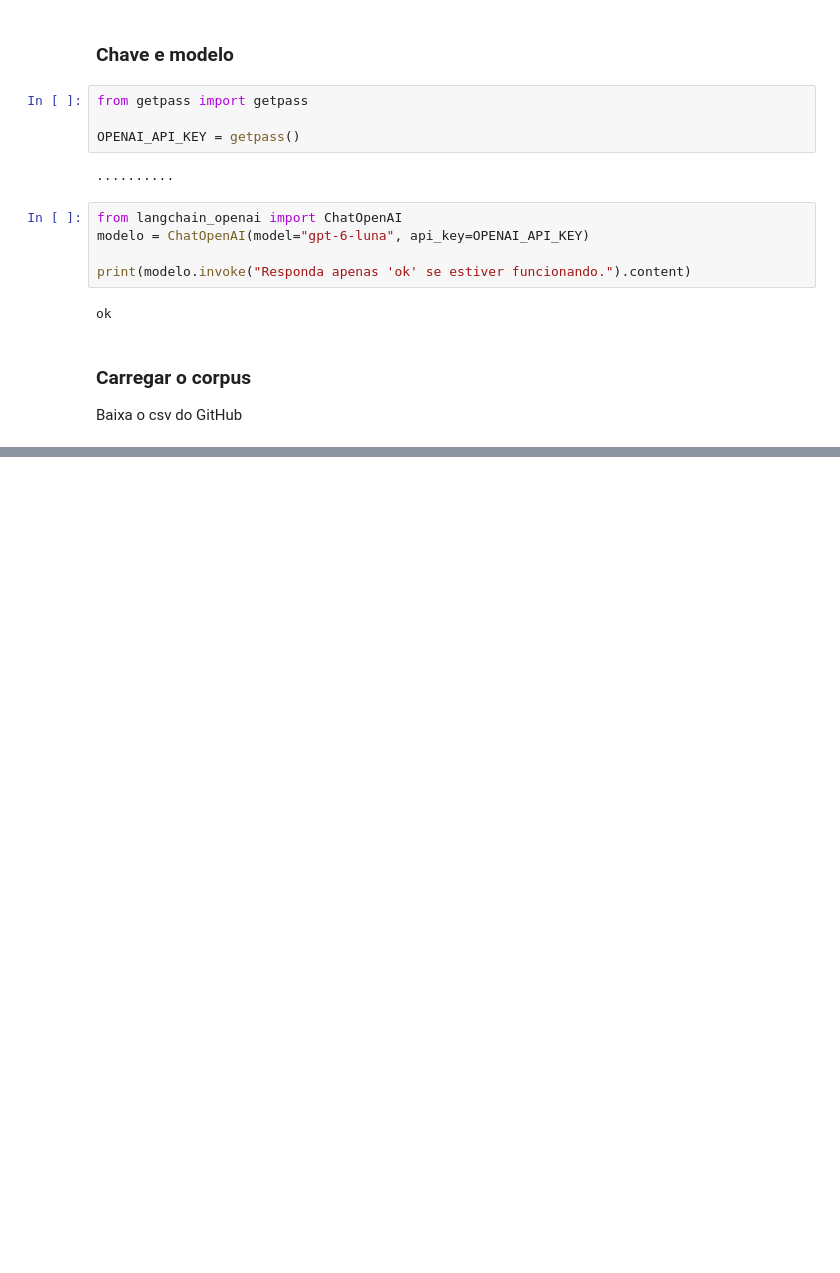
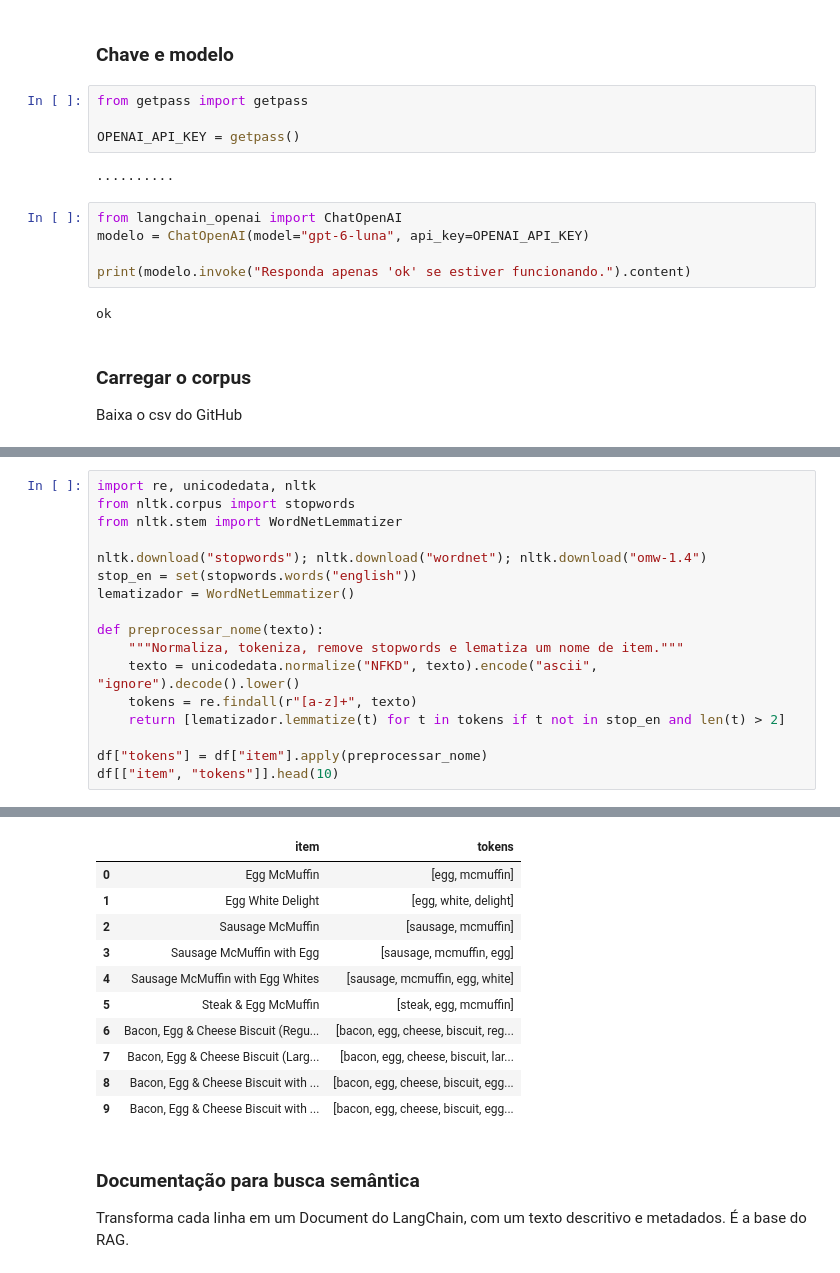
Before and after one commit to BeatrizGiacon/Projeto-Pratico-PLN-, a Jupyter notebook: projeto_pln.ipynb, the cells around one changed output, grey strips where cells are left out. Saved outputs shown, nothing was run; the diff lists cells and outputs as text; blank space fills up the shorter version.

Commit message:
Coloca corpus e faz refinamento

```diff
--- a/projeto_pln.ipynb
+++ b/projeto_pln.ipynb
@@ -92,0 +100,18 @@ Itens com nome repetido: 0
+# %%
+import re, unicodedata, nltk
+from nltk.corpus import stopwords
+from nltk.stem import WordNetLemmatizer
+
+nltk.download("stopwords"); nltk.download("wordnet"); nltk.download("omw-1.4")
+stop_en = set(stopwords.words("english"))
+lematizador = WordNetLemmatizer()
+
+def preprocessar_nome(texto):
+    """Normaliza, tokeniza, remove stopwords e lematiza um nome de item."""
+    texto = unicodedata.normalize("NFKD", texto).encode("ascii", "ignore").decode().lower()
+    tokens = re.findall(r"[a-z]+", texto)
+    return [lematizador.lemmatize(t) for t in tokens if t not in stop_en and len(t) > 2]
+
+df["tokens"] = df["item"].apply(preprocessar_nome)
+df[["item", "tokens"]].head(10)
+# %% [output]
@@ -92,0 +124,14 @@ Itens com nome repetido: 0
+|  | item | tokens |
+| 0 | Egg McMuffin | [egg, mcmuffin] |
+| 1 | Egg White Delight | [egg, white, delight] |
+| 2 | Sausage McMuffin | [sausage, mcmuffin] |
+| 3 | Sausage McMuffin with Egg | [sausage, mcmuffin, egg] |
+| 4 | Sausage McMuffin with Egg Whites | [sausage, mcmuffin, egg, white] |
+| 5 | Steak & Egg McMuffin | [steak, egg, mcmuffin] |
+| 6 | Bacon, Egg & Cheese Biscuit (Regu... | [bacon, egg, cheese, biscuit, reg... |
+| 7 | Bacon, Egg & Cheese Biscuit (Larg... | [bacon, egg, cheese, biscuit, lar... |
+| 8 | Bacon, Egg & Cheese Biscuit with ... | [bacon, egg, cheese, biscuit, egg... |
+| 9 | Bacon, Egg & Cheese Biscuit with ... | [bacon, egg, cheese, biscuit, egg... |
+# %% [markdown]
+### Documentação para busca semântica
+Transforma cada linha em um Document do LangChain, com um texto descritivo e metadados. É a base do RAG.
```
Also changed, not shown: parts of 5 cells of this notebook.
